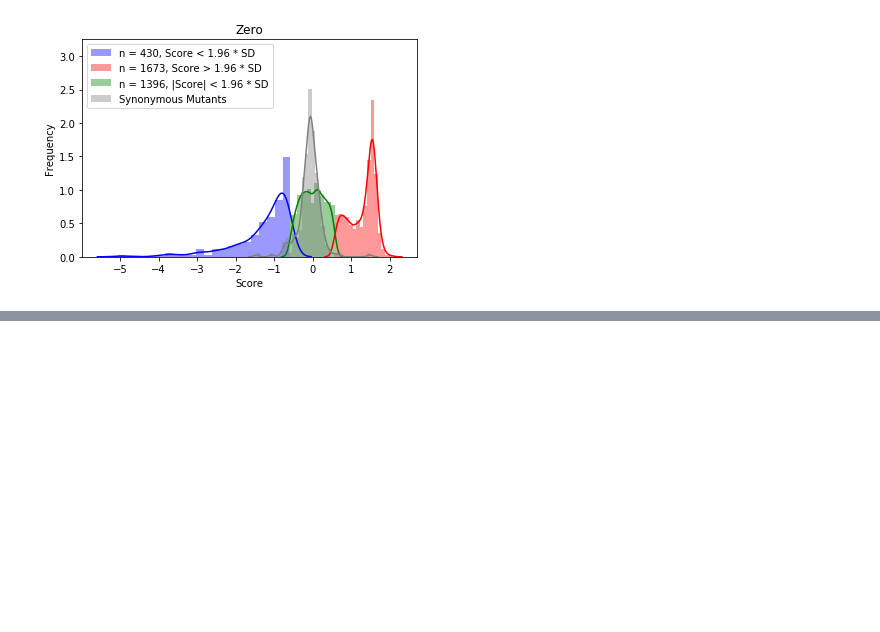
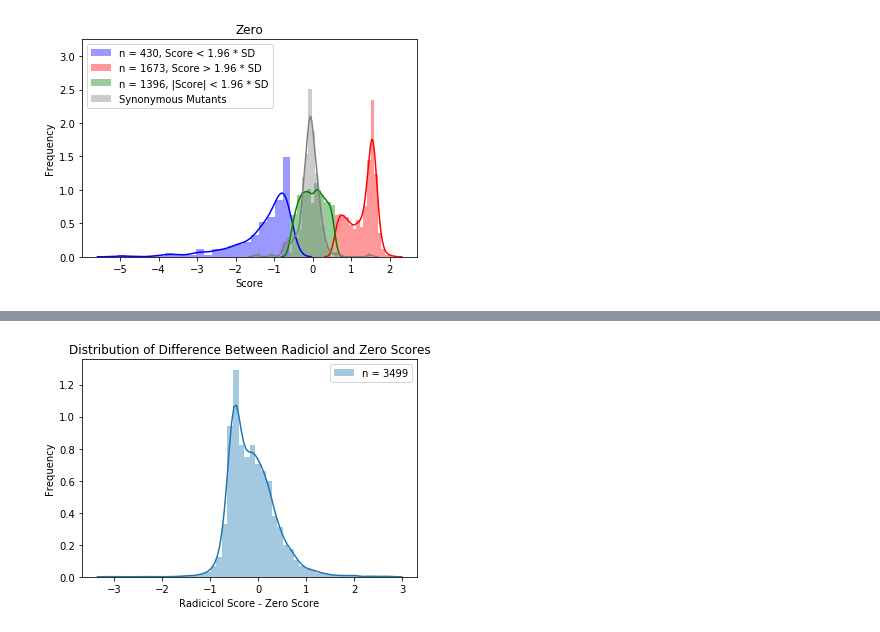
Before and after one commit to nguyenvanessa/src, a Jupyter notebook: Src_Variant_Analysis.ipynb, the cells around one changed output, grey strips where cells are left out. Cells and saved outputs as stored; diff of their text form; code cells hidden in the pictures; blank space fills up the shorter version.

```diff
--- a/Src_Variant_Analysis.ipynb
+++ b/Src_Variant_Analysis.ipynb
@@ -126,0 +186,11 @@ for treatment, syn in zip(['Radicicol', 'Zero'], [varRad, varZero]):
+# %%
+# Looking at differences between radicicol and zero scores
+diffs = radPointMuts - zerPointMuts
+sns.distplot(diffs, label = 'n = %d' %len(diffs))
+plt.legend()
+plt.title('Distribution of Difference Between Radiciol and Zero Scores')
+plt.xlabel('Radicicol Score - Zero Score')
+plt.ylabel('Frequency')
+plt.show()
+# %% [output]
+[figure, added]
```
Also changed, not shown: parts of 7 cells of this notebook, 7 other files.
